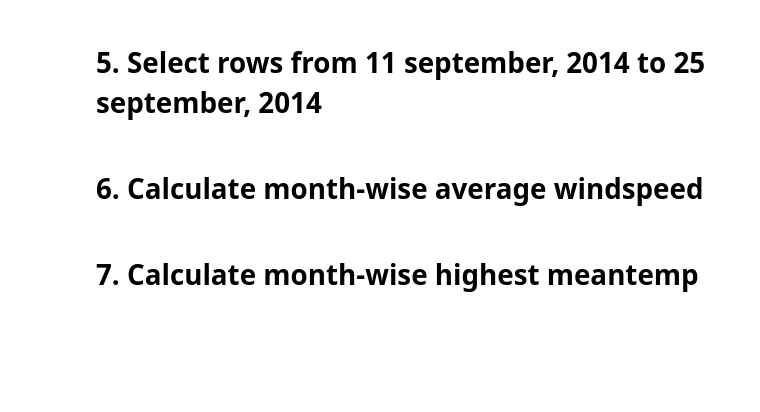
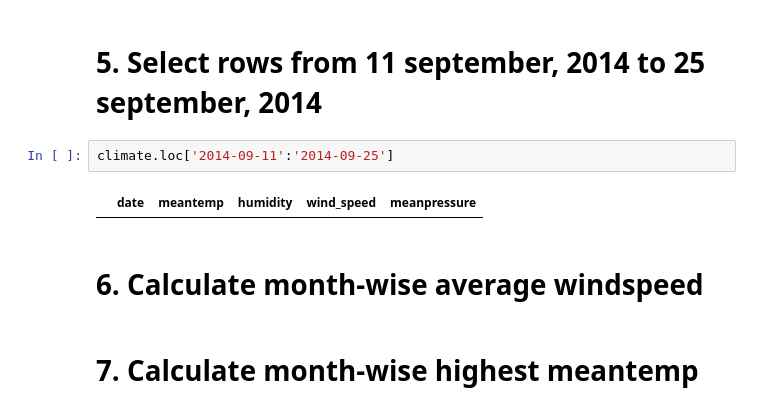
Before and after one commit to YasinAhmad04/numpy_pundus_matplotlib_seaborn, a Jupyter notebook: MLB-2_Class-6 (Pandas-Assignment).ipynb, the cells around one changed output. Cells and saved outputs as stored; diff of their text form; blank space fills up the shorter version.

```diff
--- a/MLB-2_Class-6 (Pandas-Assignment).ipynb
+++ b/MLB-2_Class-6 (Pandas-Assignment).ipynb
@@ -552,5 +597,9 @@ climate.loc[]
 # %% [markdown]
 # 5. Select rows from 11 september, 2014 to 25 september, 2014
+# %%
+climate.loc['2014-09-11':'2014-09-25']
+# %% [output]
+|  | date | meantemp | humidity | wind_speed | meanpressure |
 # %% [markdown]
 # 6. Calculate month-wise average windspeed
 # %% [markdown]
```
Also changed, not shown: parts of 8 cells of this notebook.
